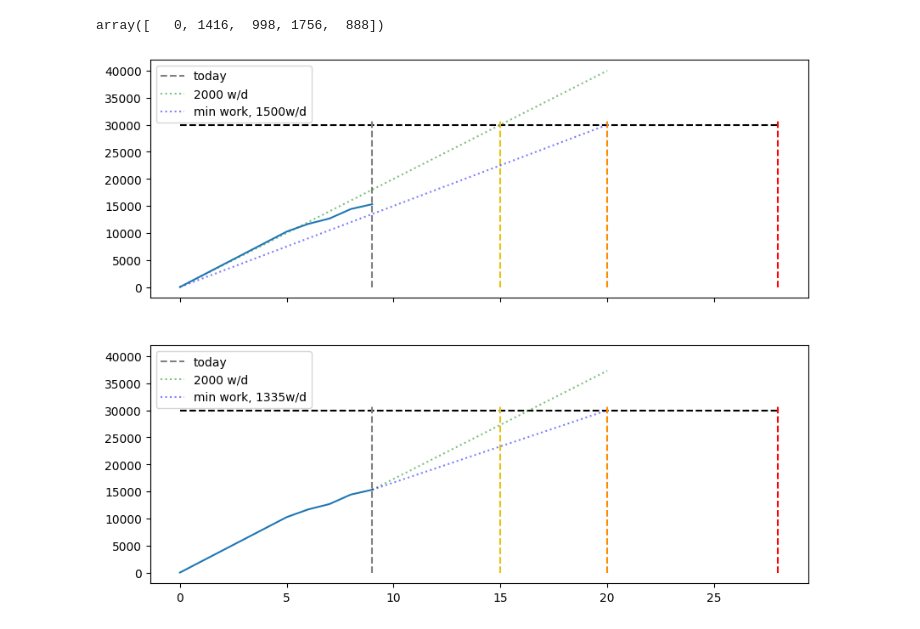
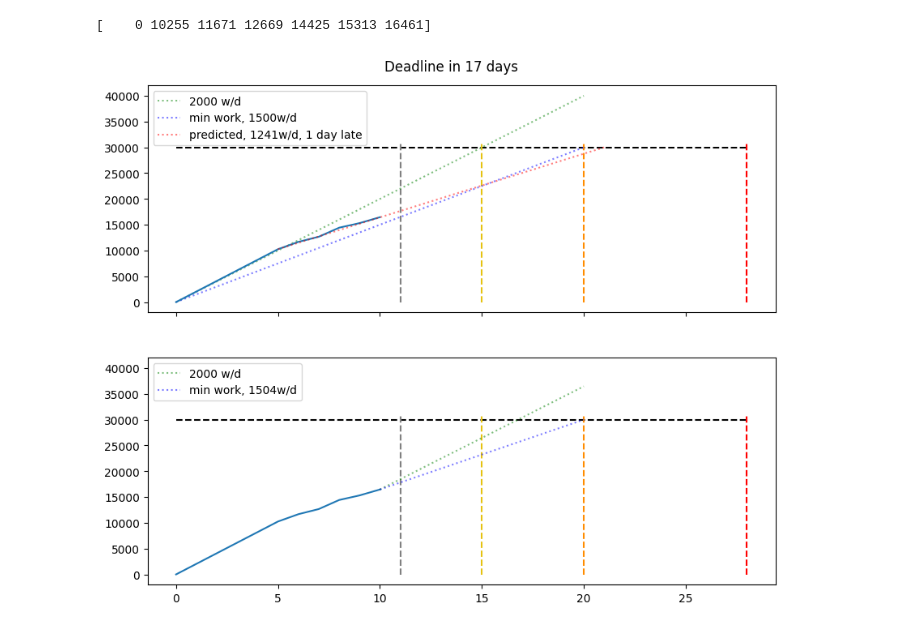
Before and after one commit to Nat-133/Report-Progress-Tracker, a Jupyter notebook: progress.ipynb, the cells around one changed output. Cells and saved outputs as stored; diff of their text form; code cells hidden in the pictures.

```diff
--- a/progress.ipynb
+++ b/progress.ipynb
@@ -19,6 +19,7 @@ wordcounts = np.array([c for _,c in raw_data])
 
 internal_deadline_date = date("2023-04-24")
 absolute_deadline_date = date("2023-05-02")
+first_date = dates[1]
 start_date = min(dates)
 end_date = max(dates)
 
@@ -27,6 +28,7 @@ rd = lambda d: datetime.toordinal(d) - datetime.toordinal(start_date)
 internal_deadline = rd(internal_deadline_date)
 absolute_deadline = rd(absolute_deadline_date)
 gihan_returns = rd(date("2023-04-19"))
+first = rd(first_date)
 start = rd(start_date)
 end = rd(end_date)
 
@@ -38,41 +40,50 @@ X = pd.Series(dates).map(rd)
 
 
 ax.plot([start, absolute_deadline], [30000, 30000], "--", color="black")
-ax.plot([today, today], [0, 31000], "--", color="grey", label="today")
+ax.plot([today, today], [0, 31000], "--", color="grey")
 ax.plot([internal_deadline, internal_deadline], [0, 31000], linestyle="--", color="darkorange")
 ax.plot([absolute_deadline, absolute_deadline], [0, 31000], linestyle="--", color="red")
 ax.plot([gihan_returns, gihan_returns], [0, 31000], linestyle="--", color="#e6c210")
 ax2.plot([start, absolute_deadline], [30000, 30000], "--", color="black")
-ax2.plot([today, today], [0, 31000], "--", color="grey", label="today")
+ax2.plot([today, today], [0, 31000], "--", color="grey")
 ax2.plot([internal_deadline, internal_deadline], [0, 31000], linestyle="--", color="darkorange")
 ax2.plot([absolute_deadline, absolute_deadline], [0, 31000], linestyle="--", color="red")
 ax2.plot([gihan_returns, gihan_returns], [0, 31000], linestyle="--", color="#e6c210")
 
 planned_rate = 2000  # words per day
 
 rel_plan = np.linspace(start=0, stop=internal_deadline, num=2)
 word_plan = rel_plan * 2000
 
 ax.plot(rel_plan, word_plan, linestyle="dotted", color="green", alpha=0.5, label="2000 w/d")
 ax.plot([0, internal_deadline], [0, 30000], linestyle="dotted", color="blue", alpha=0.5, label=f"min work, {30000/internal_deadline:.0f}w/d")
 
 ax.plot(X, wordcounts)
 ax2.plot(X, wordcounts)
 
-ax.legend(loc="upper left")
 
 rel_plan = np.linspace(start=end, stop=internal_deadline, num=2)
 word_plan = (rel_plan - end) * 2000 + wordcounts[-1]
 ax2.plot(rel_plan, word_plan, linestyle="dotted", color="green", alpha=0.5, label="2000 w/d")
 ax2.plot([end, internal_deadline], [wordcounts[-1], 30000], linestyle="dotted", color="blue", alpha=0.5, label=f"min work, {(30000-wordcounts[-1])/(internal_deadline-today):.0f}w/d")
 
 ax2.legend(loc="upper left")
 
 fig.set_facecolor("white")
 
 
 words_per_day = wordcounts[1:] - np.array([wordcounts[1]]+list(wordcounts[1:-1]))
 words_per_day
+
+mean_words = np.mean(words_per_day[1:])
+predicted_completion = int(np.round((30000-wordcounts[1] - first)/mean_words + first))
+
+ax.plot([first, predicted_completion], [wordcounts[1], 30000], linestyle="dotted", color="red", alpha=0.5, label=f"predicted, {mean_words:.0f}w/d, {predicted_completion - internal_deadline} day{'s' if predicted_completion-internal_deadline!=1 else ''} late")
+
+ax.legend(loc="upper left")
+
+fig.suptitle(f"Deadline in {absolute_deadline - today} days",y=0.92)
+print(wordcounts)
 # %% [output]
-array([   0, 1416,  998, 1756,  888])
+[    0 10255 11671 12669 14425 15313 16461]
-[figure, old version]
+[figure, new version]
```
Also changed, not shown: 1 other file.
